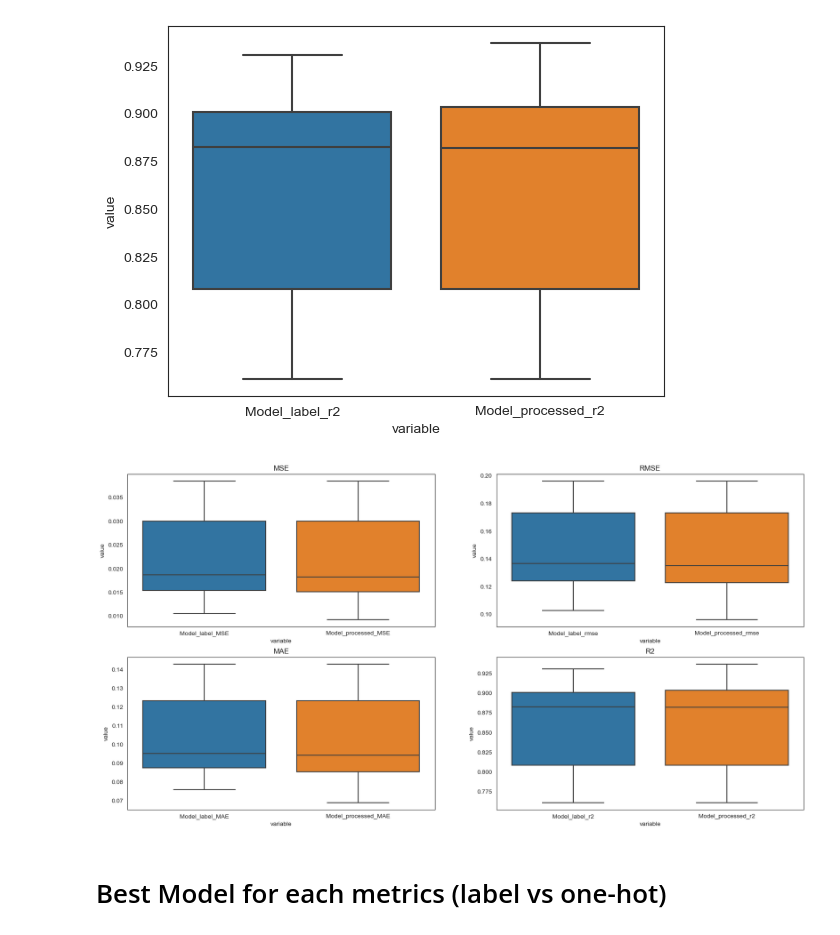
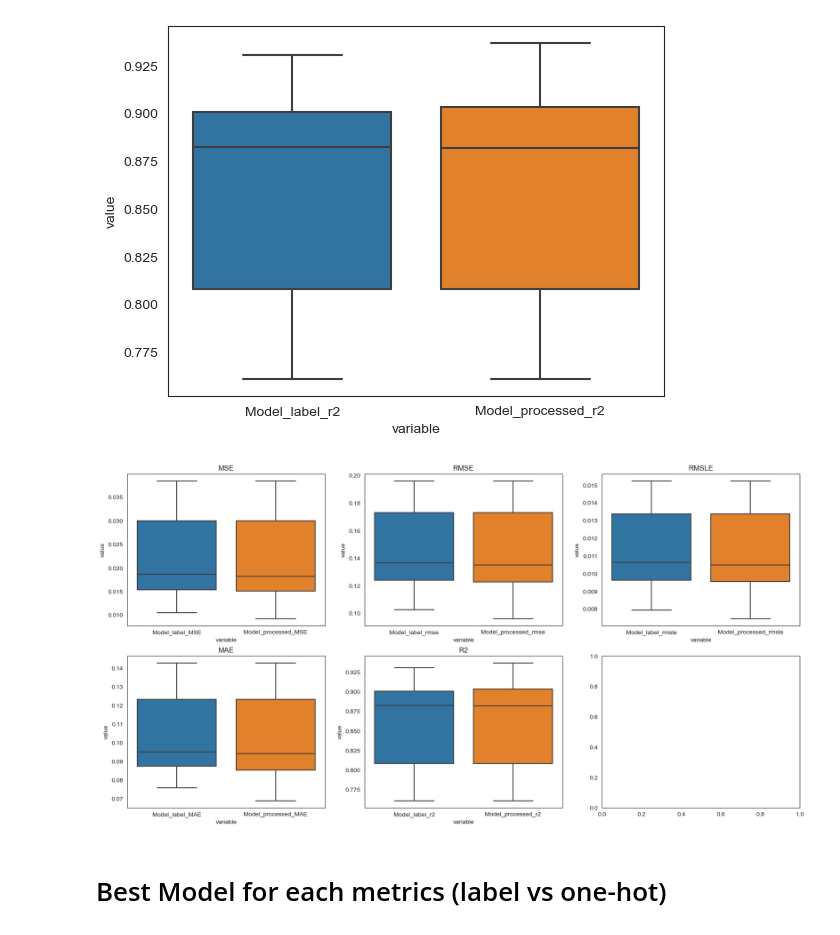
Before and after one commit to lamisgosu11/House-price-predictor, a Jupyter notebook: model-compare.ipynb, the cells around one changed output. Saved outputs shown, nothing was run; the diff lists cells and outputs as text; code cells hidden in the pictures.

```diff
--- a/model-compare.ipynb
+++ b/model-compare.ipynb
@@ -1146,18 +1183,20 @@ sns.boxplot(x="variable", y="value", data=pd.melt(CV_enc[['Model_label_r2', 'Mod
 <AxesSubplot: xlabel='variable', ylabel='value'>
 [figure]
 # %%
-fig, ax = plt.subplots(2, 2, figsize=(20, 10))
+fig, ax = plt.subplots(2, 3, figsize=(20, 10))
 sns.boxplot(x="variable", y="value", data=pd.melt(CV_enc[['Model_label_MSE', 'Model_processed_MSE']]), ax=ax[0, 0])
 sns.boxplot(x="variable", y="value", data=pd.melt(CV_enc[['Model_label_rmse', 'Model_processed_rmse']]), ax=ax[0, 1])
+sns.boxplot(x = 'variable', y= 'value', data = pd.melt(CV_enc[['Model_label_rmsle', 'Model_processed_rmsle']]), ax=ax[0, 2])
 sns.boxplot(x="variable", y="value", data=pd.melt(CV_enc[['Model_label_MAE', 'Model_processed_MAE']]), ax=ax[1, 0])
 sns.boxplot(x="variable", y="value", data=pd.melt(CV_enc[['Model_label_r2', 'Model_processed_r2']]), ax=ax[1, 1])
 ax[0, 0].set_title('MSE')
 ax[0, 1].set_title('RMSE')
+ax[0, 2].set_title('RMSLE')
 ax[1, 0].set_title('MAE')
 ax[1, 1].set_title('R2')
 plt.show()
 # %% [output]
-[figure, old version]
+[figure, new version]
 # %% [markdown]
 # Best Model for each metrics (label vs one-hot)
 # %%
```
Also changed, not shown: parts of 11 cells of this notebook.
